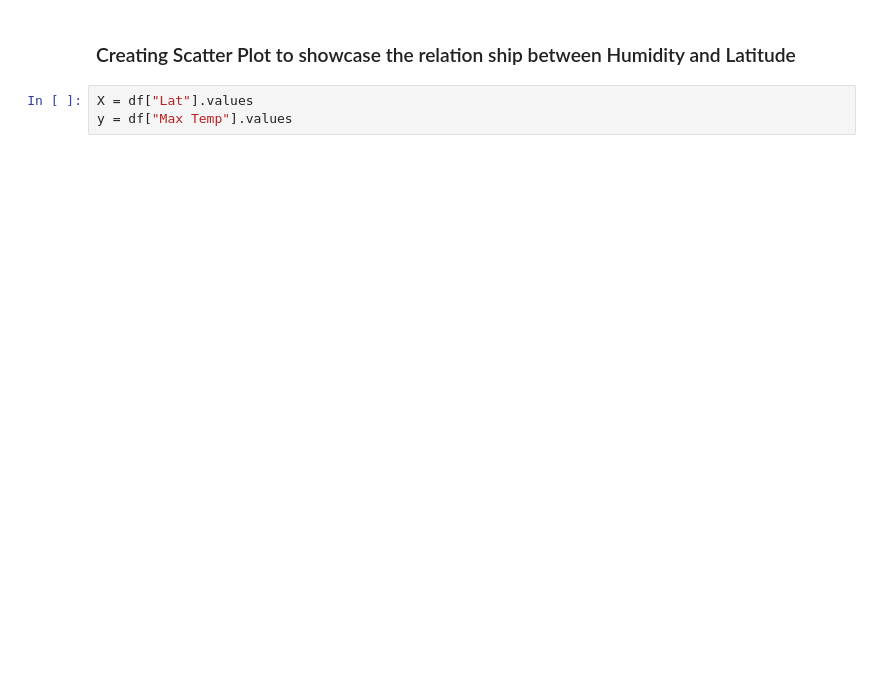
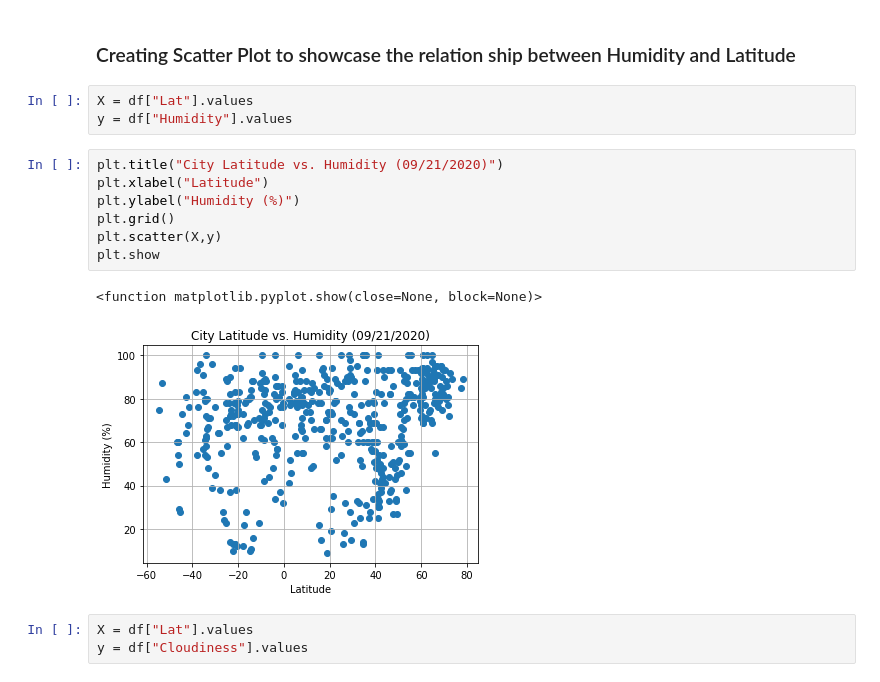
Before and after one commit to Slyssy/python-api-challenge, a Jupyter notebook: WeatherPy/WeatherPy.ipynb, the cells around one changed output. Cells and saved outputs as stored; diff of their text form; blank space fills up the shorter version.

```diff
--- a/WeatherPy/WeatherPy.ipynb
+++ b/WeatherPy/WeatherPy.ipynb
@@ -165,4 +165,17 @@ plt.show
 ### Creating Scatter Plot to showcase the relation ship between Humidity and Latitude
 # %%
 X = df["Lat"].values
-y = df["Max Temp"].values
+y = df["Humidity"].values
+# %%
+plt.title("City Latitude vs. Humidity (09/21/2020)")
+plt.xlabel("Latitude")
+plt.ylabel("Humidity (%)")
+plt.grid()
+plt.scatter(X,y)
+plt.show
+# %% [output]
+<function matplotlib.pyplot.show(close=None, block=None)>
+[figure, added]
+# %%
+X = df["Lat"].values
+y = df["Cloudiness"].values
```
Also changed, not shown: parts of 9 cells of this notebook.
